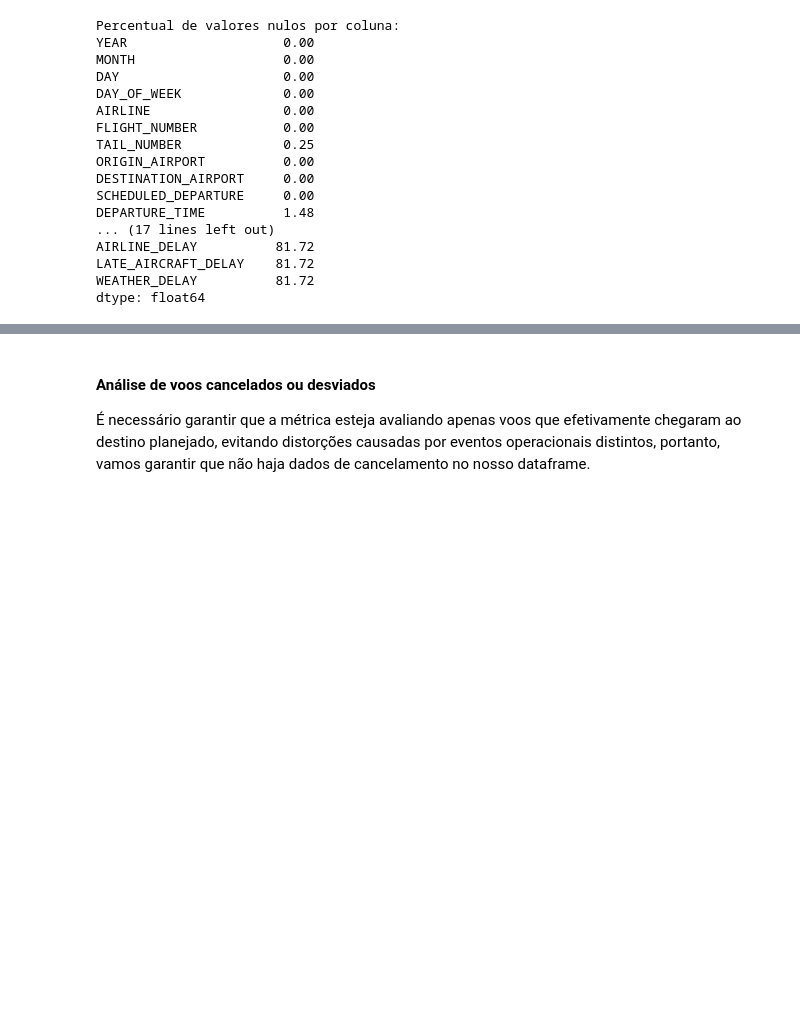
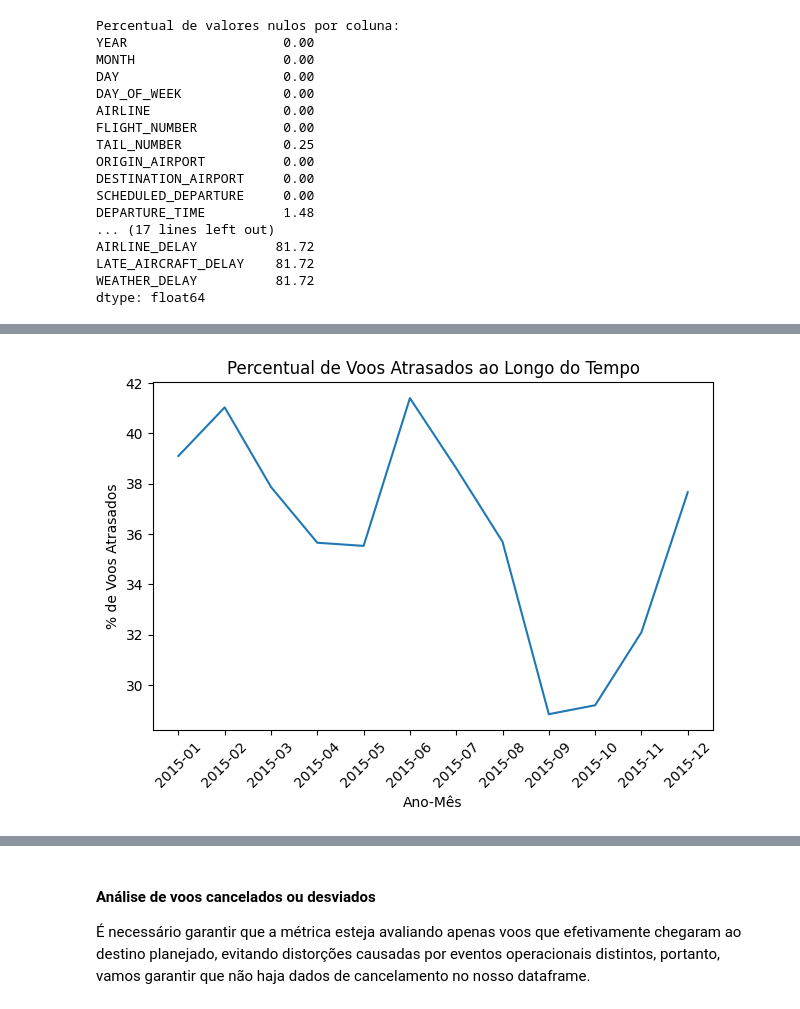
Before and after one commit to anacarolineas/tech-challenge-flights, a Jupyter notebook: analise_atrasos_voos.ipynb, the cells around one changed output, grey strips where cells are left out. Cells and saved outputs as stored; diff of their text form; code cells hidden in the pictures; blank space fills up the shorter version.

```diff
--- a/analise_atrasos_voos.ipynb
+++ b/analise_atrasos_voos.ipynb
@@ -193,0 +253,40 @@ plt.show()
+# %%
+# Agrupamento por ano e mês
+delay_time = (
+    df
+    .groupby(["YEAR", "MONTH"])
+    .agg(
+        total_voos=("FLIGHT_NUMBER", "count"),
+        voos_atrasados=("ARRIVAL_DELAY", lambda x: np.sum(x > 0))
+    )
+    .reset_index()
+)
+
+# Percentual de atraso
+delay_time["percent_atrasados"] = (
+    delay_time["voos_atrasados"] / delay_time["total_voos"] * 100
+)
+
+# Criar eixo temporal contínuo (ótimo para visualização)
+delay_time["ANO_MES"] = (
+    delay_time["YEAR"].astype(str) + "-" +
+    delay_time["MONTH"].astype(str).str.zfill(2)
+)
+
+plt.figure()
+plt.plot(
+    delay_time["ANO_MES"],
+    delay_time["percent_atrasados"]
+)
+
+plt.xlabel("Ano-Mês")
+plt.ylabel("% de Voos Atrasados")
+plt.title("Percentual de Voos Atrasados ao Longo do Tempo")
+
+# Melhorar legibilidade do eixo X
+plt.xticks(rotation=45)
+plt.tight_layout()
+
+plt.show()
+# %% [output]
+[figure, added]
```
Also changed, not shown: parts of 13 cells of this notebook.
